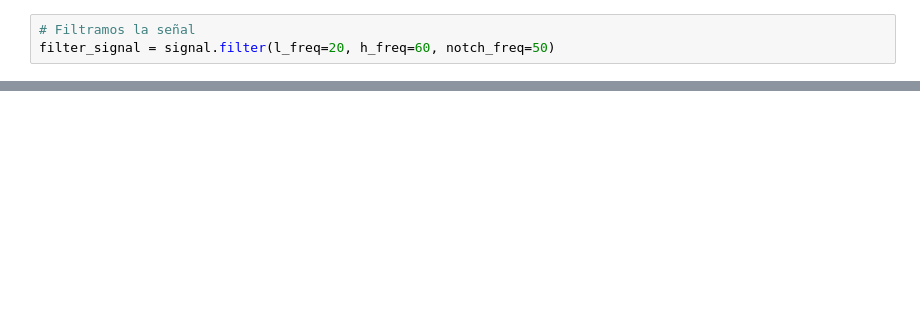
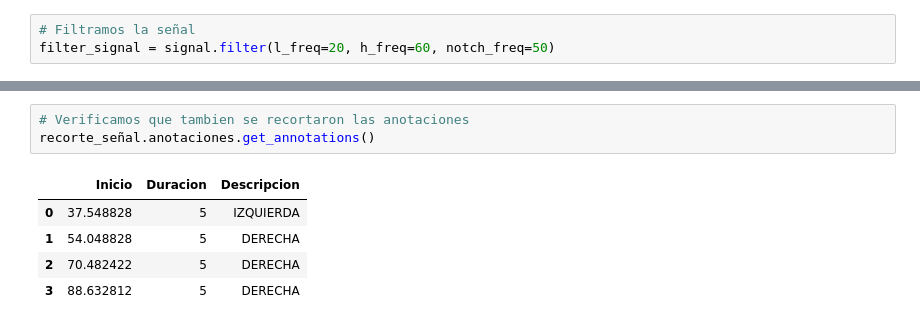
Before and after one commit to SrMichi19/TIF, a Jupyter notebook: 1. TIF/RawSignalV2.ipynb, the cells around one changed output, grey strips where cells are left out. Drawn from its saved outputs; the diff is of its cells as text; blank space fills up the shorter version.

```diff
--- a/1. TIF/RawSignalV2.ipynb
+++ b/1. TIF/RawSignalV2.ipynb
@@ -633,0 +662,9 @@ filter_signal.plot(picks=["F2", "F3", "F4"], start=100, duration=10)
+# %%
+# Verificamos que tambien se recortaron las anotaciones
+recorte_señal.anotaciones.get_annotations()
+# %% [output]
+|  | Inicio | Duracion | Descripcion |
+| 0 | 37.548828 | 5 | IZQUIERDA |
+| 1 | 54.048828 | 5 | DERECHA |
+| 2 | 70.482422 | 5 | DERECHA |
+| 3 | 88.632812 | 5 | DERECHA |
```
Also changed, not shown: parts of 18 cells of this notebook, 2 other files.
